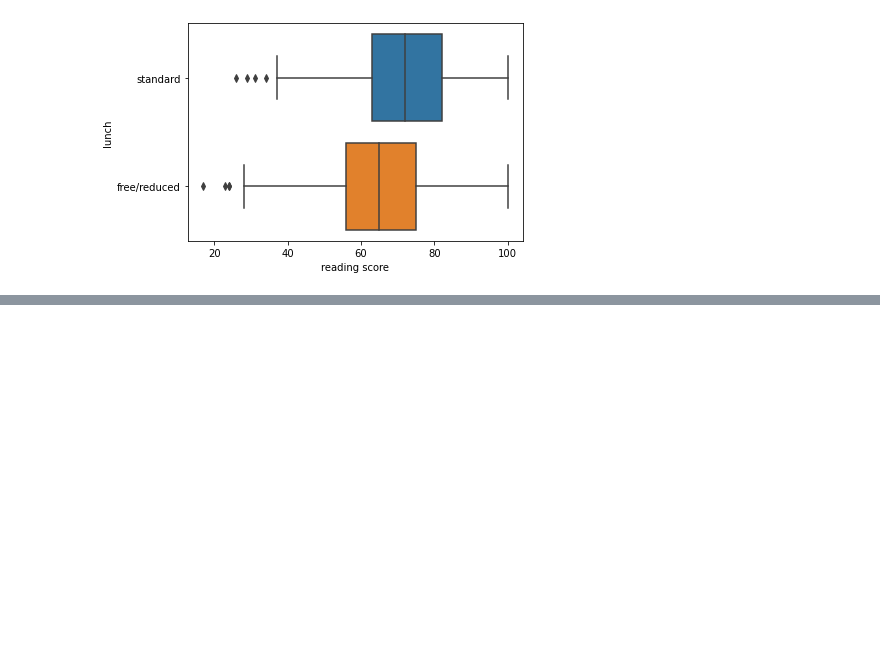
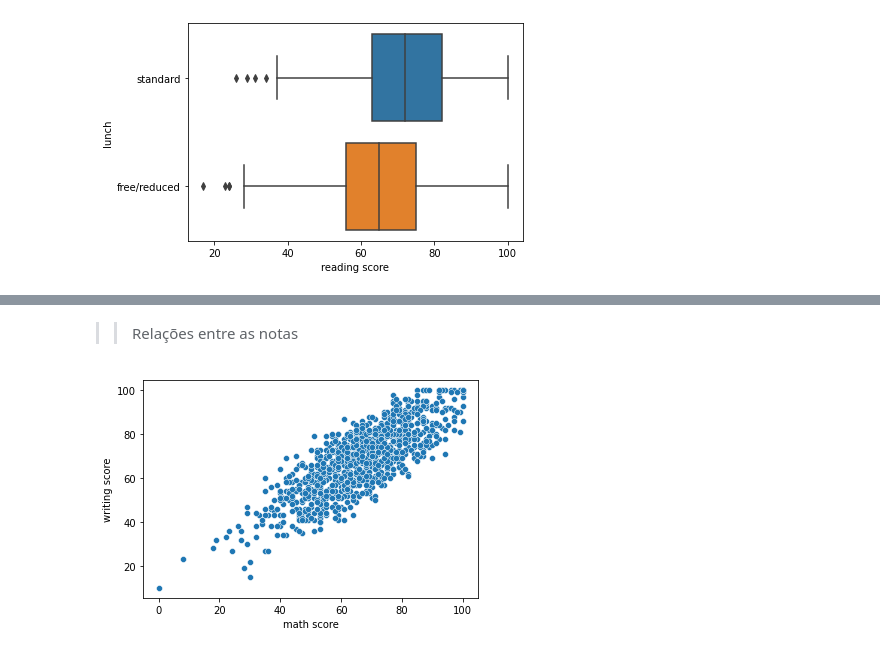
Before and after one commit to cyrogabrielcc/Performance_de_estudantes, a Jupyter notebook: notebook.ipynb, the cells around one changed output, grey strips where cells are left out. Cells and saved outputs as stored; diff of their text form; code cells hidden in the pictures; blank space fills up the shorter version.

```diff
--- a/notebook.ipynb
+++ b/notebook.ipynb
@@ -244,0 +273,6 @@ sns.boxplot(data=df, x='reading score', y='lunch');
+# %% [markdown]
+>> Relações entre as notas
+# %%
+sns.scatterplot(data=df, x = 'math score', y = 'writing score');
+# %% [output]
+[figure, added]
```
Also changed, not shown: parts of 23 cells of this notebook.
